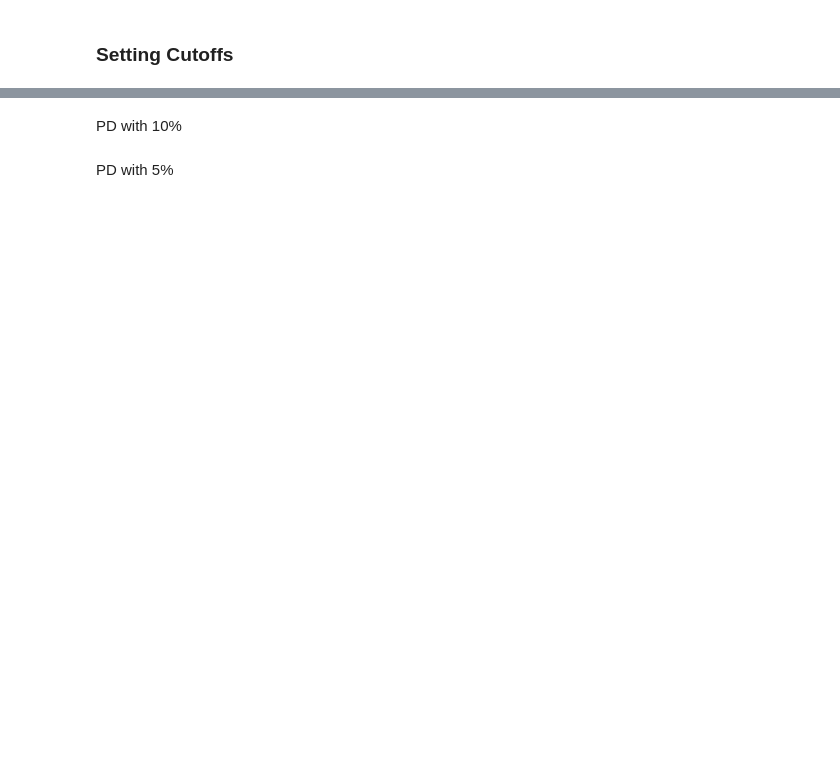
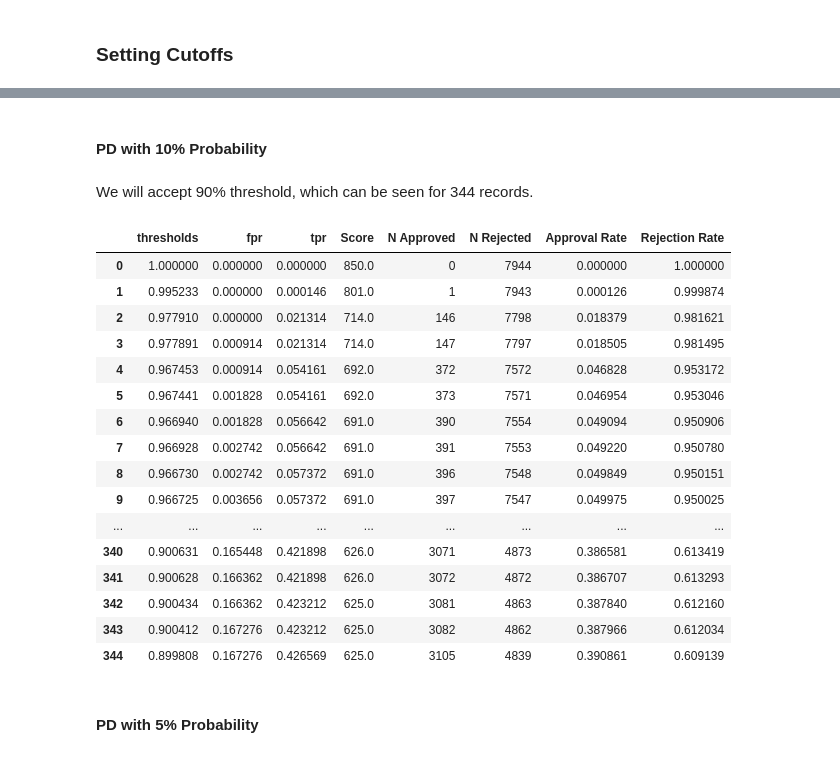
Before and after one commit to ishitabanait/Credit-Risk-Analysis, a Jupyter notebook: PD Model.ipynb, the cells around one changed output, grey strips where cells are left out. Saved outputs shown, nothing was run; the diff lists cells and outputs as text; code cells hidden in the pictures; blank space fills up the shorter version.

```diff
--- a/PD Model.ipynb
+++ b/PD Model.ipynb
@@ -887,5 +1368,5 @@ thresholds.shape
 # %%
-df_cutoffs = pd.concat([pd.DataFrame(thresholds),pd.DataFrame(tpr)],axis=1)
+df_cutoffs = pd.concat([pd.DataFrame(thresholds),pd.DataFrame(fpr),pd.DataFrame(tpr)],axis=1)
 # %%
 df_cutoffs.columns = ['thresholds', 'fpr', 'tpr']
 # %%
@@ -893,4 +1381,4 @@ df_cutoffs.head()
 # %%
-df_cutoffs['threshold'][0] = 1 - 1 / np.power(10,16)
+df_cutoffs['thresholds'][0] = 1 - (1 / np.power(10,16))
 # %%
-df_cutoffs['Score'] = ((np.log(df_cutoffs['thresholds'] / (1 - df_cutoffs['thresholds'])) - min_sum_coef) *((max_score - min_score) / (max_sum_coef - min_sum_coef)) + min_score).round()
+df_cutoffs['Score'] = ((np.log(df_cutoffs['thresholds'] / (1 - df_cutoffs['thresholds'])) - min_sum_coeff) *((max_score - min_score) / (max_sum_coeff - min_sum_coeff)) + min_score).round()
@@ -904,9 +1415,9 @@ df_cutoffs.tail()
 def n_approved(p):
     return np.where(df_actual_predicted_probs['y_hat_test_proba'] >= p , 1, 0).sum()
 # %%
-df_cutoffs['N Aprroved'] = df_cutoffs['thresholds'].apply(n_approved)
-df_cutoffs['N Rejected'] = df_actual_predicted_probs['y_hat_test_proba'].shape[0] - df_cutoffs['N Aprroved']
-df_cutoffs['Aprroval Rate'] = df_cutoffs['N Aprroved'] / df_actual_predicted_probs['y_hat_test_proba'].shape[0]
-df_cutoffs['Rejection Rate'] = 1 - df_cutoffs['Aprroval Rate']
+df_cutoffs['N Approved'] = df_cutoffs['thresholds'].apply(n_approved)
+df_cutoffs['N Rejected'] = df_actual_predicted_probs['y_hat_test_proba'].shape[0] - df_cutoffs['N Approved']
+df_cutoffs['Approval Rate'] = df_cutoffs['N Approved'] / df_actual_predicted_probs['y_hat_test_proba'].shape[0]
+df_cutoffs['Rejection Rate'] = 1 - df_cutoffs['Approval Rate']
 # %%
 df_cutoffs.head()
@@ -915,6 +1440,26 @@ df_cutoffs.tail()
 # %% [markdown]
-PD with 10%
+#### PD with 10% Probability
+# %% [markdown]
+We will accept 90% threshold, which can be seen for 344 records.
 # %%
-df_cutoffs.iloc[5000: 6200,]
+df_cutoffs.iloc[: 345,]
+# %% [output]
+|  | thresholds | fpr | tpr | Score | N Approved | N Rejected | Approval Rate | Rejection Rate |
+| 0 | 1.000000 | 0.000000 | 0.000000 | 850.0 | 0 | 7944 | 0.000000 | 1.000000 |
+| 1 | 0.995233 | 0.000000 | 0.000146 | 801.0 | 1 | 7943 | 0.000126 | 0.999874 |
+| 2 | 0.977910 | 0.000000 | 0.021314 | 714.0 | 146 | 7798 | 0.018379 | 0.981621 |
+| 3 | 0.977891 | 0.000914 | 0.021314 | 714.0 | 147 | 7797 | 0.018505 | 0.981495 |
+| 4 | 0.967453 | 0.000914 | 0.054161 | 692.0 | 372 | 7572 | 0.046828 | 0.953172 |
+| 5 | 0.967441 | 0.001828 | 0.054161 | 692.0 | 373 | 7571 | 0.046954 | 0.953046 |
+| 6 | 0.966940 | 0.001828 | 0.056642 | 691.0 | 390 | 7554 | 0.049094 | 0.950906 |
+| 7 | 0.966928 | 0.002742 | 0.056642 | 691.0 | 391 | 7553 | 0.049220 | 0.950780 |
+| 8 | 0.966730 | 0.002742 | 0.057372 | 691.0 | 396 | 7548 | 0.049849 | 0.950151 |
+| 9 | 0.966725 | 0.003656 | 0.057372 | 691.0 | 397 | 7547 | 0.049975 | 0.950025 |
+| ... | ... | ... | ... | ... | ... | ... | ... | ... |
+| 340 | 0.900631 | 0.165448 | 0.421898 | 626.0 | 3071 | 4873 | 0.386581 | 0.613419 |
+| 341 | 0.900628 | 0.166362 | 0.421898 | 626.0 | 3072 | 4872 | 0.386707 | 0.613293 |
+| 342 | 0.900434 | 0.166362 | 0.423212 | 625.0 | 3081 | 4863 | 0.387840 | 0.612160 |
+| 343 | 0.900412 | 0.167276 | 0.423212 | 625.0 | 3082 | 4862 | 0.387966 | 0.612034 |
+| 344 | 0.899808 | 0.167276 | 0.426569 | 625.0 | 3105 | 4839 | 0.390861 | 0.609139 |
 # %% [markdown]
-PD with 5%
+#### PD with 5% Probability
```
Also changed, not shown: parts of 142 cells of this notebook, 14 other files.
